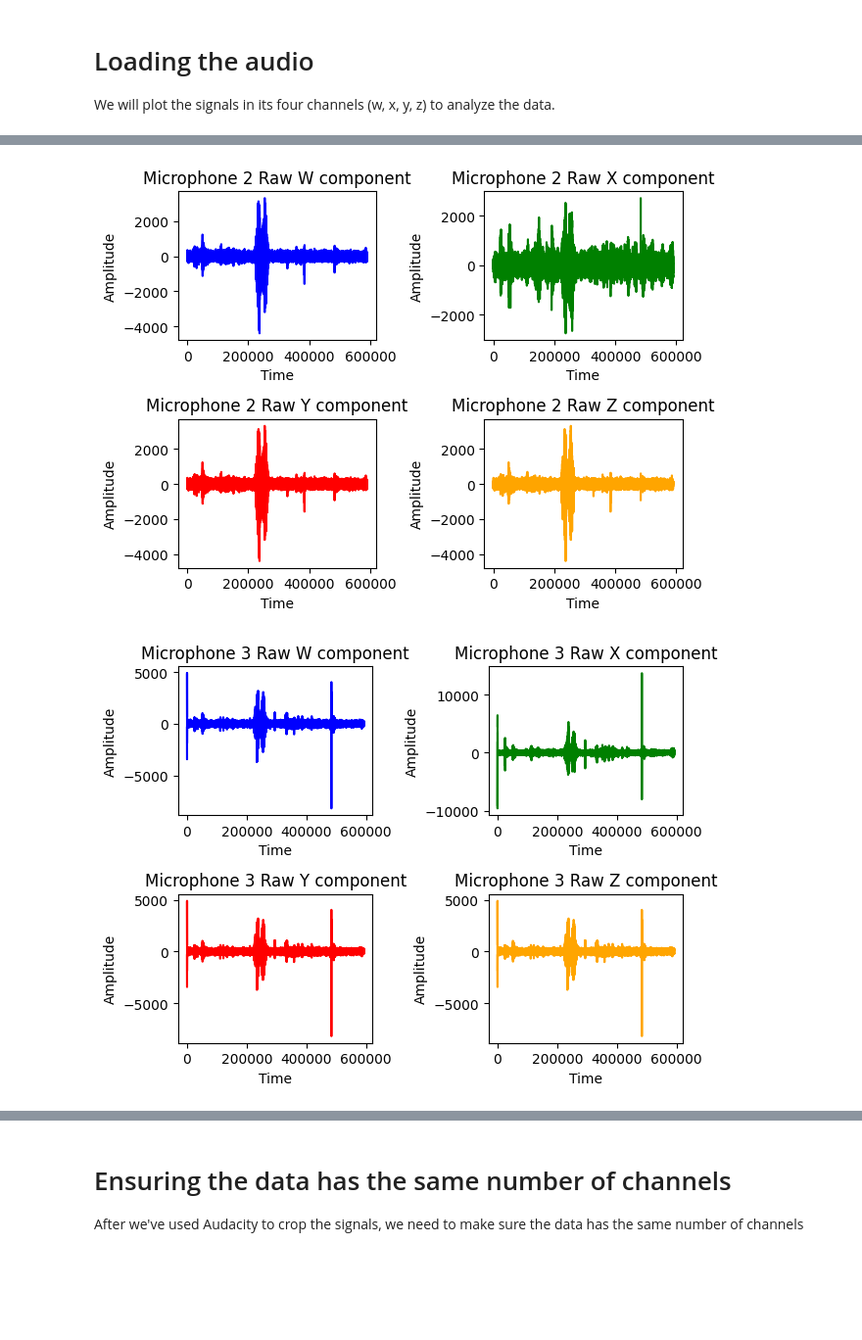
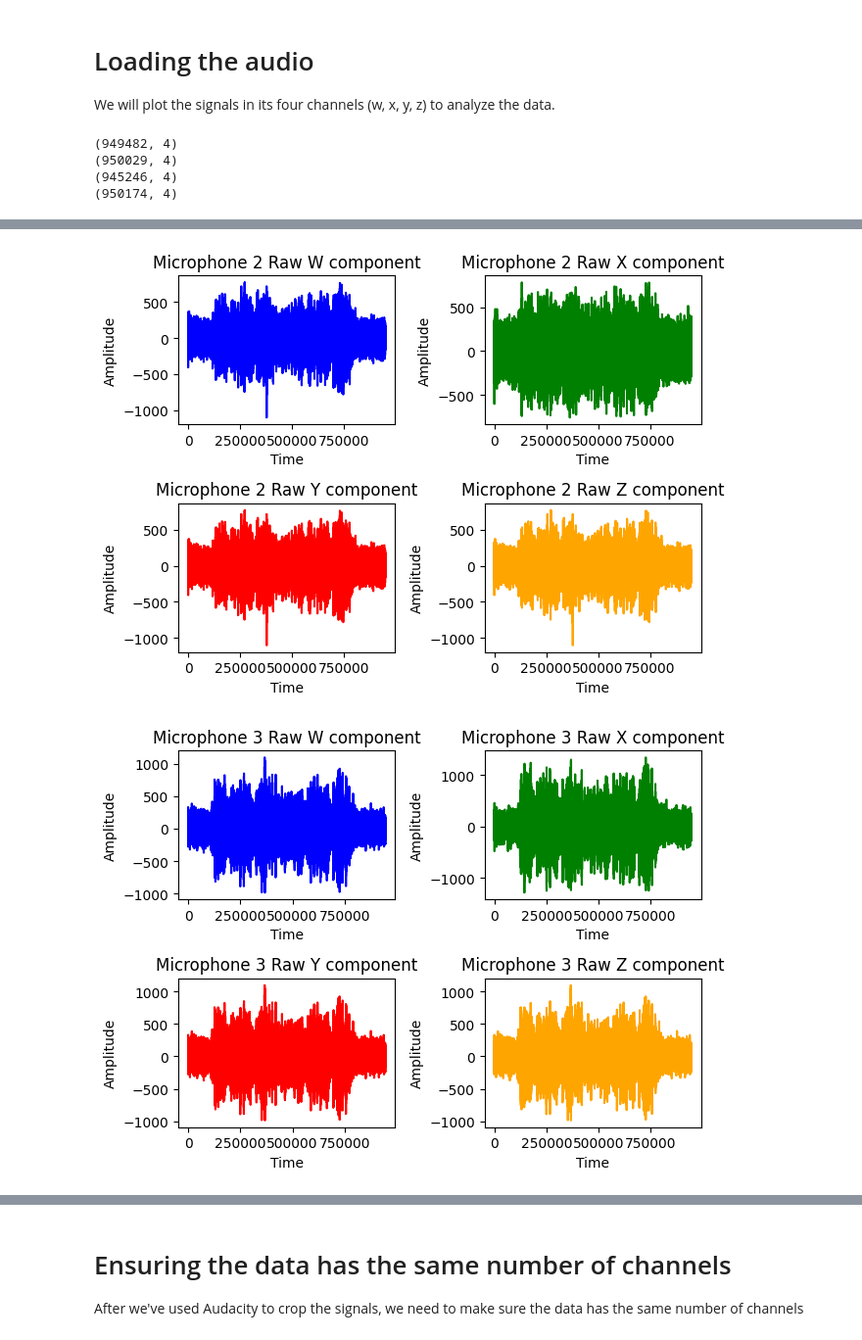
Before and after one commit to tjunjet/spatial_audio, a Jupyter notebook: codes/weighted_dist_tone.ipynb, the cells around one changed output, grey strips where cells are left out. Shown: that part at 98% size. Saved outputs shown, nothing was run; the diff lists cells and outputs as text; code cells hidden in the pictures; blank space fills up the shorter version.

```diff
--- a/codes/weighted_dist_tone.ipynb
+++ b/codes/weighted_dist_tone.ipynb
@@ -179,10 +232,10 @@ def plot_signal(time, signal, title, color='blue'):
 We will plot the signals in its four channels (w, x, y, z) to analyze the data.
 # %%
 # Reading from the files
-fs, mic1_signal = wavfile.read('../data/04_03/mic1_trimmed.WAV')
-_, mic2_signal = wavfile.read('../data/04_03/mic2_trimmed.WAV')
-_, mic3_signal = wavfile.read('../data/04_03/mic3_trimmed.WAV')
-_, gt_signal = wavfile.read('../data/04_03/gt_trimmed.WAV')
+fs, mic1_signal = wavfile.read('../data/06_04_expts/mic1_6apr/mic1_007_trimmed.WAV')
+_, mic2_signal = wavfile.read('../data/06_04_expts/mic2_6apr/mic2_007_trimmed.WAV')
+_, mic3_signal = wavfile.read('../data/06_04_expts/mic3_6apr/mic3_007_trimmed.WAV')
+_, gt_signal = wavfile.read('../data/06_04_expts/gt_6apr/gt_007_trimmed.WAV')
 
 # Original time_axes
 time_1 = np.arange(1, mic1_signal.shape[0] + 1)
@@ -190,9 +243,18 @@ time_2 = np.arange(1, mic2_signal.shape[0] + 1)
 time_3 = np.arange(1, mic3_signal.shape[0] + 1)
 time_gt = np.arange(1, gt_signal.shape[0] + 1)
 
+print(mic1_signal.shape)
+print(mic2_signal.shape)
+print(mic3_signal.shape)
+print(gt_signal.shape)
+
 # Plotting the signals to check it out
 plot_waves(time_1, mic1_signal, "Microphone 1 Raw")
 plot_waves(time_2, mic2_signal, "Microphone 2 Raw")
 plot_waves(time_3, mic3_signal, "Microphone 3 Raw")
 plot_waves(time_gt, gt_signal, "Ground Truth Microphone Raw")
 # %% [output]
+(949482, 4)
+(950029, 4)
+(945246, 4)
+(950174, 4)
@@ -200,2 +262,2 @@ plot_waves(time_gt, gt_signal, "Ground Truth Microphone Raw")
-[figure, old version]
+[figure, new version]
-[figure, old version]
+[figure, new version]
```
Also changed, not shown: parts of 17 cells of this notebook, 5 other files.
